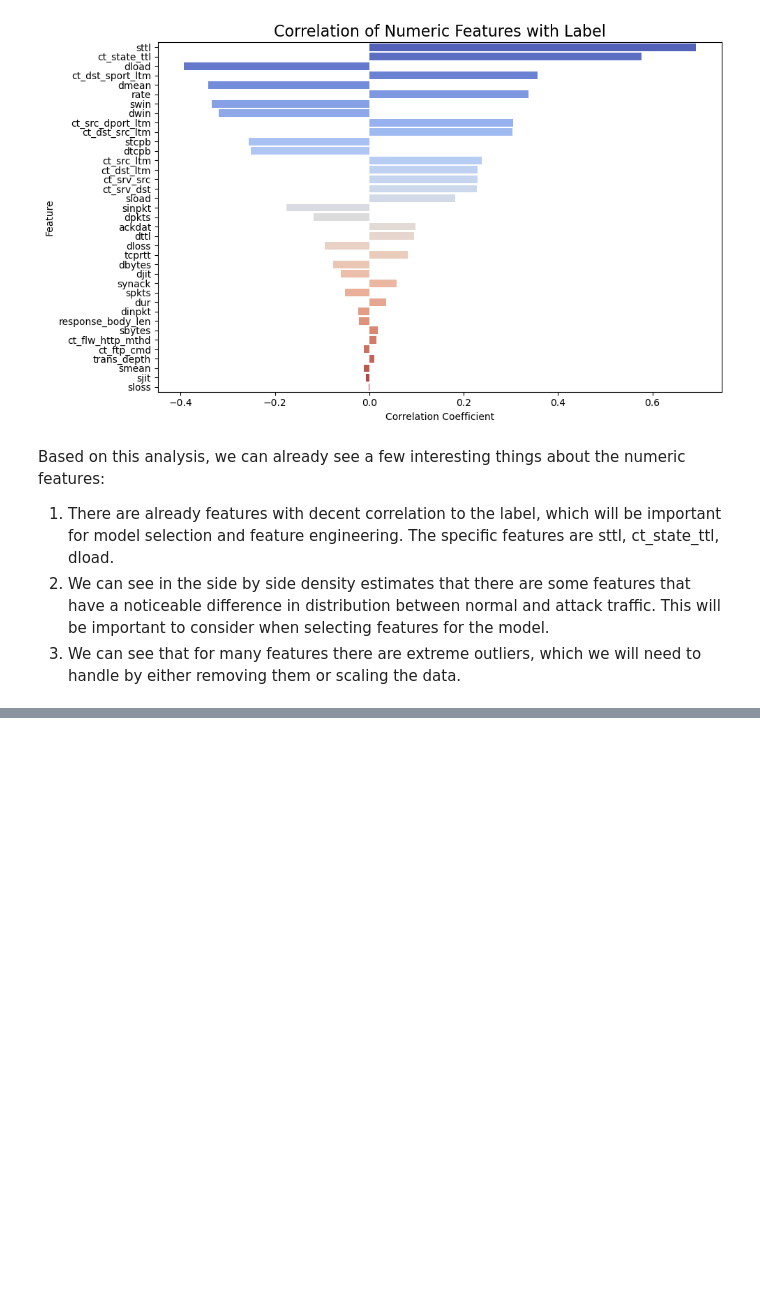
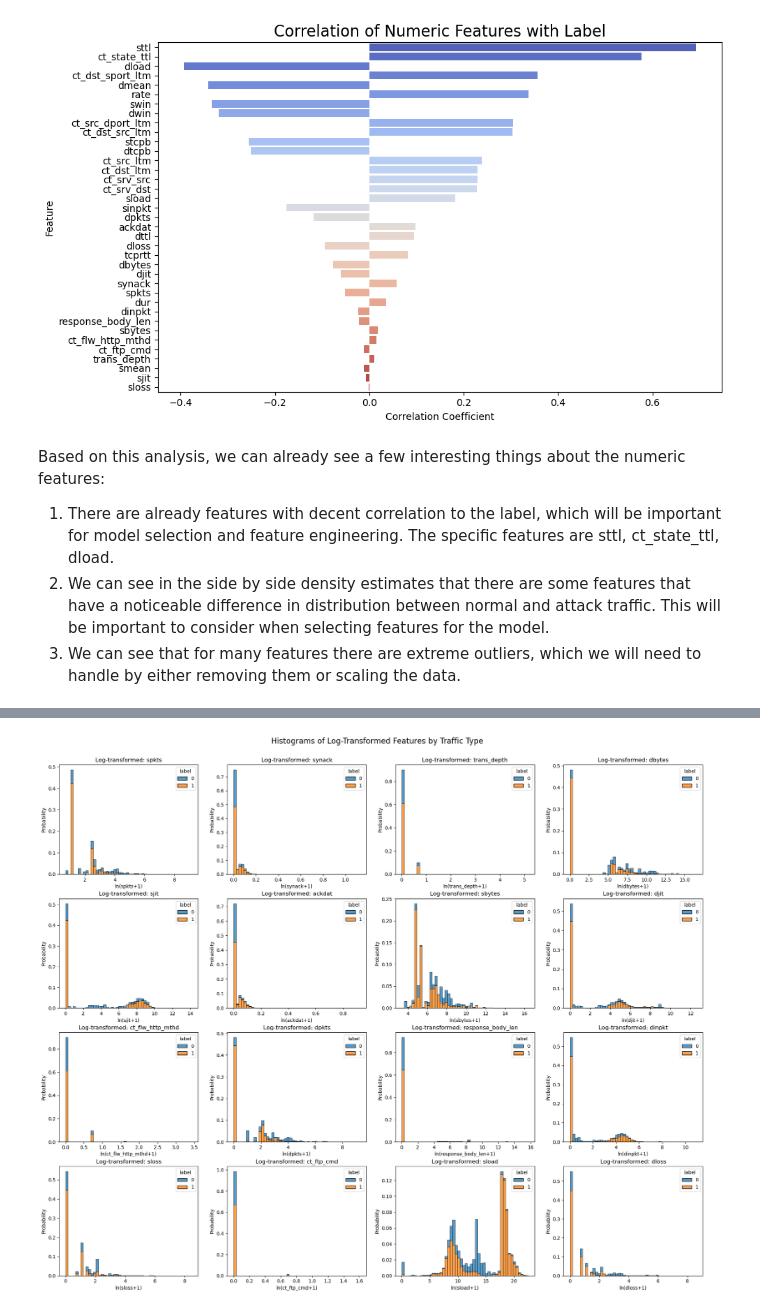
Before and after one commit to joe-broder15/ML-Intrusion-Detection, a Jupyter notebook: notebooks/EDA-Joe.ipynb, the cells around one changed output, grey strips where cells are left out. Drawn from its saved outputs; the diff is of its cells as text; code cells hidden in the pictures; blank space fills up the shorter version.

```diff
--- a/notebooks/EDA-Joe.ipynb
+++ b/notebooks/EDA-Joe.ipynb
@@ -11,3 +13,5 @@ import seaborn as sns
+# %%
+FIGURES = True
 # %%
 # Import dataset from csv to pandas dataframe
 df = pd.read_csv('../data/UNSW_NB15/UNSW_NB15_training-set.csv')
@@ -234,0 +302,17 @@ Based on this analysis, we can already see a few interesting things about the nu
+# %%
+# Apply log transformation to features with extreme distributions
+# Identify features with extreme kurtosis or skewness for transformation
+features_to_transform = list(set(extreme_kurtosis + extreme_skewness))
+print(f"Features to transform: {len(features_to_transform)}")
+
+# Extract features and apply natural log transformation (adding 1 to handle zeros)
+df_transform = df[features_to_transform].copy()
+df_log_transform = df_transform.apply(lambda x: np.log(x + 1))
+
+# Compare original and log-transformed data
+print("Comparing distributions before and after log transformation:")
+sample_features = features_to_transform[:3] if len(features_to_transform) > 3 else features_to_transform
+for feature in sample_features:
+    print(f"\n{feature} statistics:")
+    print(f"Original - Mean: {df_transform[feature].mean():.2f}, Median: {df_transform[feature].median():.2f}, Std: {df_transform[feature].std():.2f}")
+    print(f"Log - Mean: {df_log_transform[feature].mean():.2f}, Median: {df_log_transform[feature].median():.2f}, Std: {df_log_transform[feature].std():.2f}")
@@ -234,0 +334,36 @@ Based on this analysis, we can already see a few interesting things about the nu
+# %%
+# Create stacked histograms of log-transformed features by label
+n_rows = (len(features_to_transform) + 3) // 4  # Calculate rows needed for 4 columns
+fig, axes = plt.subplots(n_rows, 4, figsize=(20, 4*n_rows))  # Wider figure with 4 columns
+fig.tight_layout(pad=3.0)
+
+# Add a title for the entire figure
+fig.suptitle('Histograms of Log-Transformed Features by Traffic Type', fontsize=16, y=1.02)
+
+# Handle both single and multiple row cases
+axes = axes.flatten() if n_rows > 1 else [axes[0], axes[1], axes[2], axes[3]]
+
+for i, feature in tqdm(enumerate(features_to_transform), desc="Plotting transformed histograms", total=len(features_to_transform)):
+    # Plot stacked histogram with label coloring
+    sns.histplot(
+        data=df_log_transform.join(df['label']),
+        x=feature,
+        hue='label',
+        kde=False,
+        ax=axes[i],
+        stat="probability",
+        multiple="stack",
+        bins=50
+    )
+    axes[i].set_title(f'Log-transformed: {feature}')
+    axes[i].set_xlabel(f'ln({feature}+1)')
+
+# Hide empty subplots
+for j in range(len(features_to_transform), len(axes)):
+    axes[j].set_visible(False)
+
+plt.savefig('./EDA-Joe-Figures/log_transformed_histograms.png', bbox_inches='tight')
+if FIGURES:
+    plt.show()
+# %% [output]
+[figure, added]
```
Also changed, not shown: parts of 15 cells of this notebook, 1 other file.
